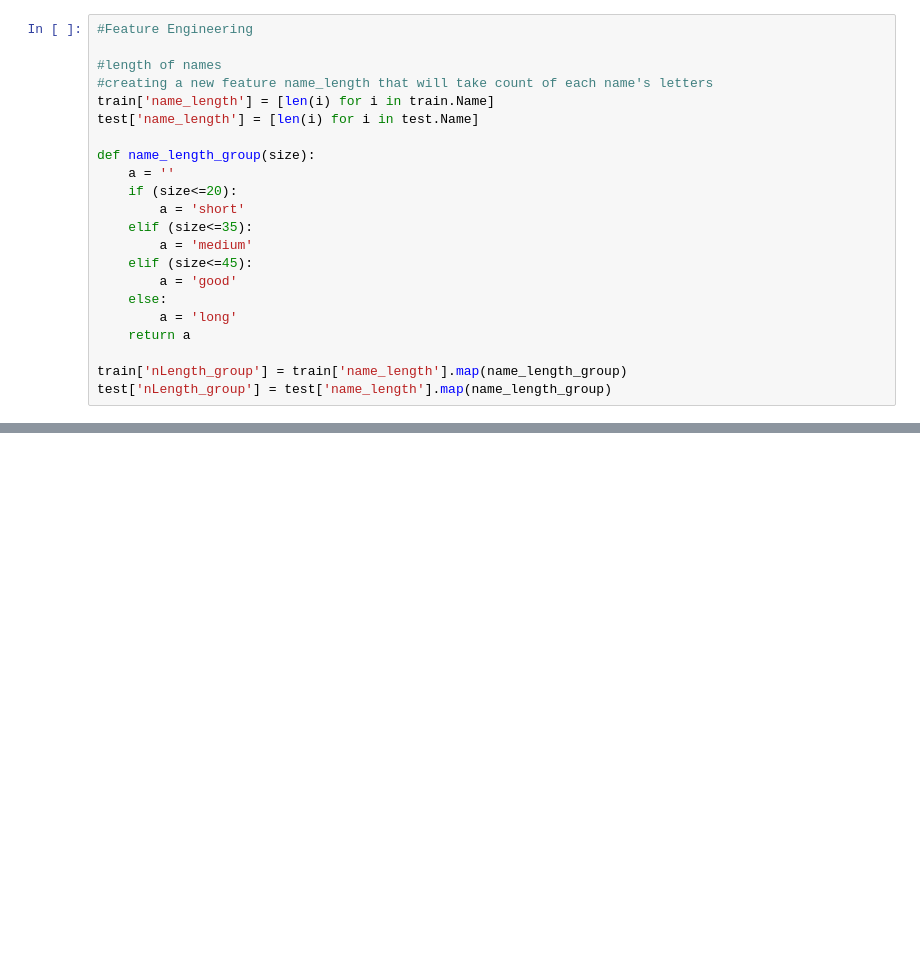
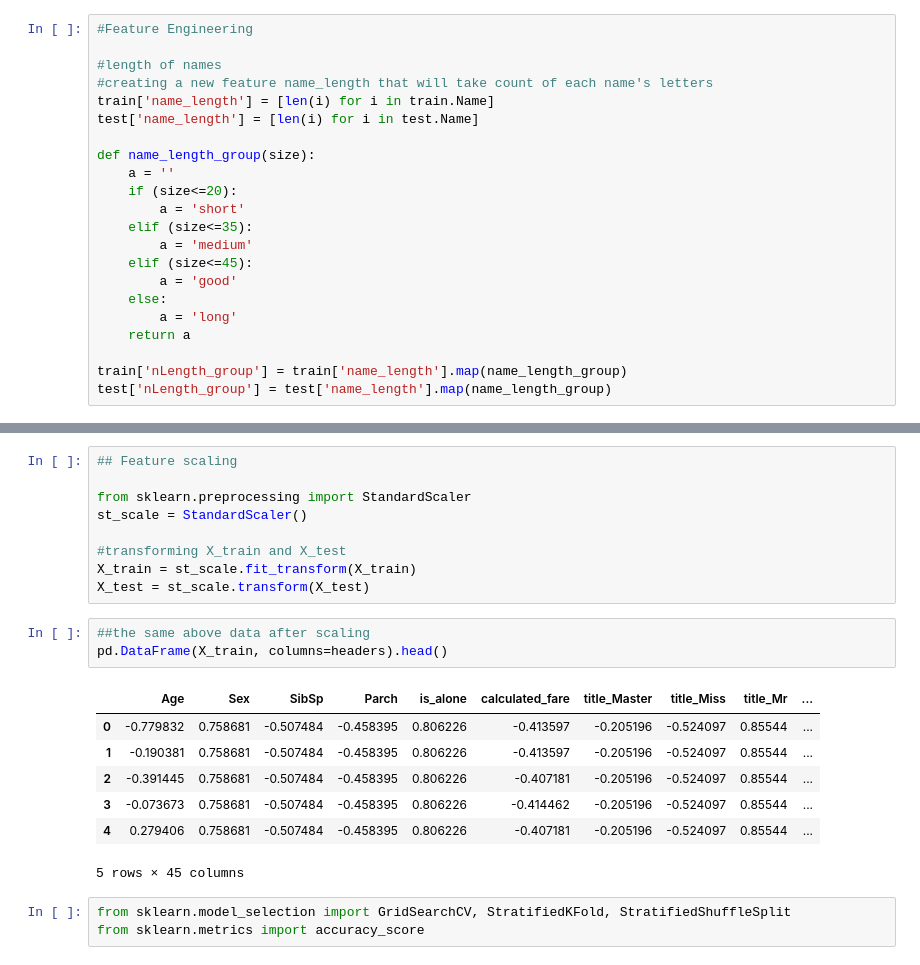
Before and after one commit to ehtesam3154/kaggle_titanic, a Jupyter notebook: titanic/titanic_source_code.ipynb, the cells around one changed output, grey strips where cells are left out. Saved outputs shown, nothing was run; the diff lists cells and outputs as text; blank space fills up the shorter version.

```diff
--- a/titanic/titanic_source_code.ipynb
+++ b/titanic/titanic_source_code.ipynb
@@ -928,0 +969,23 @@ test = pd.concat([test[["Age", "Sex"]], test.loc[:,"SibSp":]], axis=1)
+# %%
+## Feature scaling
+
+from sklearn.preprocessing import StandardScaler
+st_scale = StandardScaler()
+
+#transforming X_train and X_test
+X_train = st_scale.fit_transform(X_train)
+X_test = st_scale.transform(X_test)
+# %%
+##the same above data after scaling
+pd.DataFrame(X_train, columns=headers).head()
+# %% [output]
+|  | Age | Sex | SibSp | Parch | is_alone | calculated_fare | title_Master | title_Miss | title_Mr | ... |
+| 0 | -0.779832 | 0.758681 | -0.507484 | -0.458395 | 0.806226 | -0.413597 | -0.205196 | -0.524097 | 0.85544 | ... |
+| 1 | -0.190381 | 0.758681 | -0.507484 | -0.458395 | 0.806226 | -0.413597 | -0.205196 | -0.524097 | 0.85544 | ... |
+| 2 | -0.391445 | 0.758681 | -0.507484 | -0.458395 | 0.806226 | -0.407181 | -0.205196 | -0.524097 | 0.85544 | ... |
+| 3 | -0.073673 | 0.758681 | -0.507484 | -0.458395 | 0.806226 | -0.414462 | -0.205196 | -0.524097 | 0.85544 | ... |
+| 4 | 0.279406 | 0.758681 | -0.507484 | -0.458395 | 0.806226 | -0.407181 | -0.205196 | -0.524097 | 0.85544 | ... |
+5 rows × 45 columns
+# %%
+from sklearn.model_selection import GridSearchCV, StratifiedKFold, StratifiedShuffleSplit
+from sklearn.metrics import accuracy_score
```
Also changed, not shown: parts of 77 cells of this notebook.
